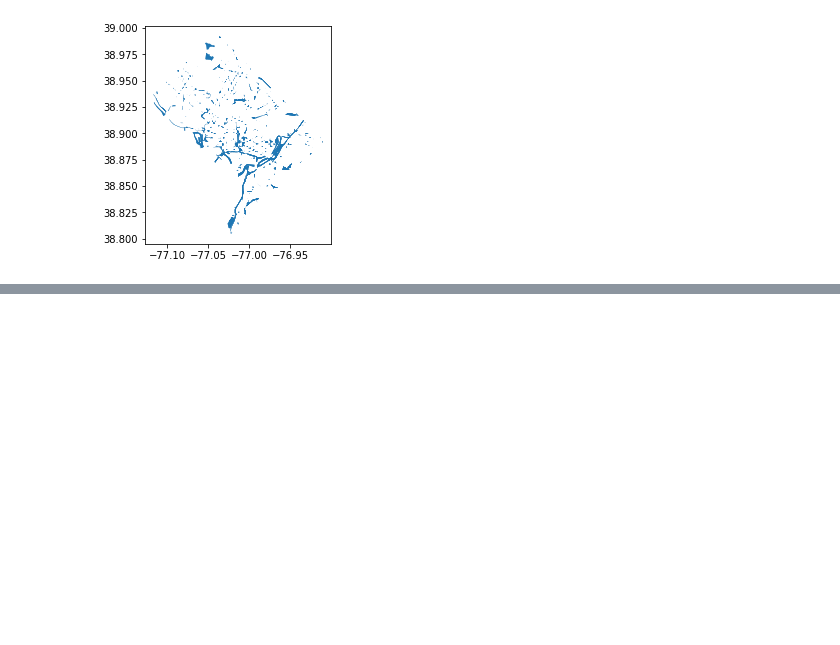
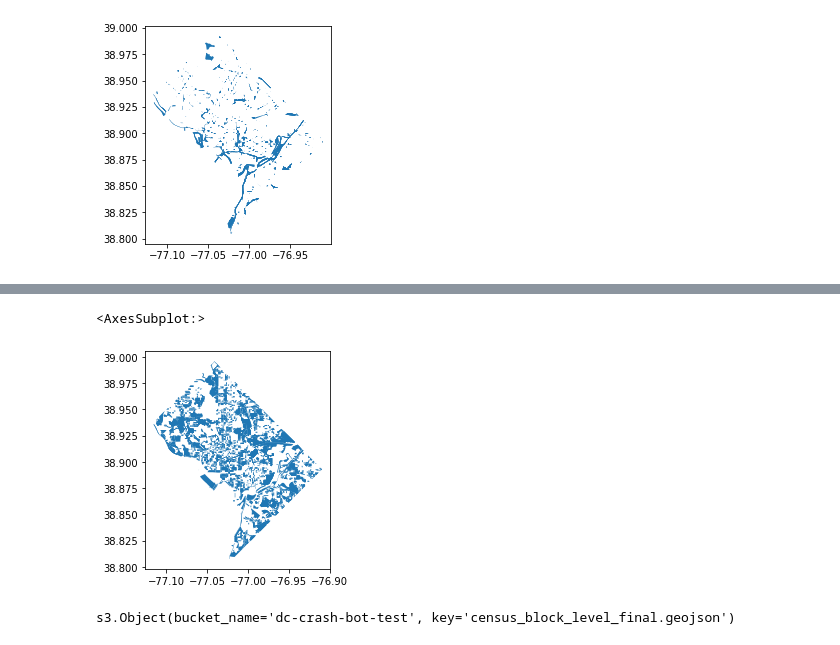
Before and after one commit to CharlotteJackson/DC_Crash_Bot, a Jupyter notebook: DC_Crash_Analysis.ipynb, the cells around one changed output, grey strips where cells are left out. Saved outputs shown, nothing was run; the diff lists cells and outputs as text; code cells hidden in the pictures; blank space fills up the shorter version.

```diff
--- a/DC_Crash_Analysis.ipynb
+++ b/DC_Crash_Analysis.ipynb
@@ -227,3 +591,8 @@ final.head(20)
+# %%
+final[(final['DRIVERS_OVER_80']>0)].plot()
+# %% [output]
+<AxesSubplot:>
+[figure, added]
 # %%
 final.to_csv('data/merged/merged_v1.csv')
 # %%
@@ -232,0 +606,8 @@ final_2020.to_file("data/merged/merged_v1_2020.geojson", driver='GeoJSON')
+# %%
+# geojson version
+geojson_filename = Path(home, 'census_block_level_final.geojson')
+crashes_w_detail.to_file(geojson_filename, driver='GeoJSON')
+data = open(geojson_filename, 'rb')
+s3.Bucket('dc-crash-bot-test').put_object(Key='census_block_level_final.geojson', Body=data)
+# %% [output]
+s3.Object(bucket_name='dc-crash-bot-test', key='census_block_level_final.geojson')
```
Also changed, not shown: parts of 49 cells of this notebook.
